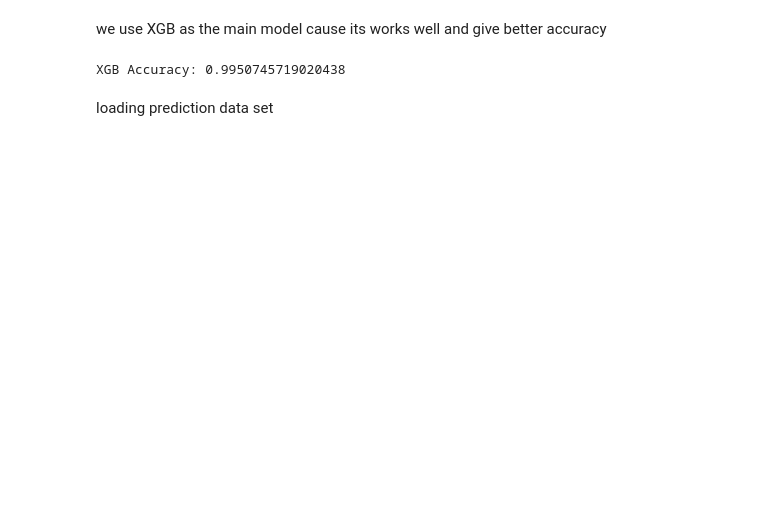
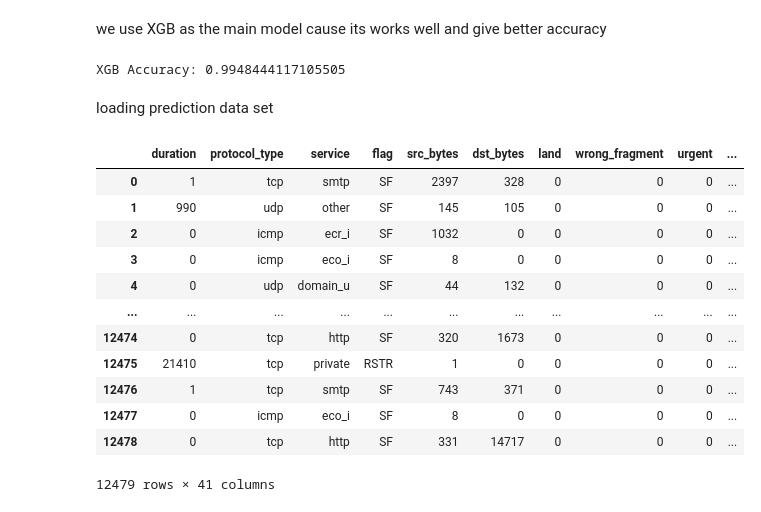
Before and after one commit to Jehoi-ga-ada/DAC-ITS-Preliminary-Round, a Jupyter notebook: model.ipynb, the cells around one changed output. Drawn from its saved outputs; the diff is of its cells as text; code cells hidden in the pictures; blank space fills up the shorter version.

```diff
--- a/model.ipynb
+++ b/model.ipynb
@@ -346,11 +346,28 @@ Naive Bayes (Gaussian) Accuracy: 0.07443380592892654
 we use XGB as the main model cause its works well and give better accuracy
 # %%
 XGB = xgb.XGBClassifier(objective='multi:softmax', num_class=8)
-XGB.fit(x_train_smote_resampled, y_train_smote_resampled)
+XGB.fit(x_train_oversampled_resampled, y_train_oversampled_resampled)
 y_pred = XGB.predict(x_test)
 accuracy = accuracy_score(y_test, y_pred)
 print(f"XGB Accuracy: {accuracy}")
 # %% [output]
-XGB Accuracy: 0.9950745719020438
+XGB Accuracy: 0.9948444117105505
 # %% [markdown]
 loading prediction data set
+# %%
+raw_test_data = pd.read_csv('Data_Prediction.csv', ';').drop(['id'], axis = 1)
+raw_test_data
+# %% [output]
+|  | duration | protocol_type | service | flag | src_bytes | dst_bytes | land | wrong_fragment | urgent | ... |
+| 0 | 1 | tcp | smtp | SF | 2397 | 328 | 0 | 0 | 0 | ... |
+| 1 | 990 | udp | other | SF | 145 | 105 | 0 | 0 | 0 | ... |
+| 2 | 0 | icmp | ecr_i | SF | 1032 | 0 | 0 | 0 | 0 | ... |
+| 3 | 0 | icmp | eco_i | SF | 8 | 0 | 0 | 0 | 0 | ... |
+| 4 | 0 | udp | domain_u | SF | 44 | 132 | 0 | 0 | 0 | ... |
+| ... | ... | ... | ... | ... | ... | ... | ... | ... | ... | ... |
+| 12474 | 0 | tcp | http | SF | 320 | 1673 | 0 | 0 | 0 | ... |
+| 12475 | 21410 | tcp | private | RSTR | 1 | 0 | 0 | 0 | 0 | ... |
+| 12476 | 1 | tcp | smtp | SF | 743 | 371 | 0 | 0 | 0 | ... |
+| 12477 | 0 | icmp | eco_i | SF | 8 | 0 | 0 | 0 | 0 | ... |
+| 12478 | 0 | tcp | http | SF | 331 | 14717 | 0 | 0 | 0 | ... |
+12479 rows × 41 columns
```
Also changed, not shown: parts of 16 cells of this notebook, 1 other file.
